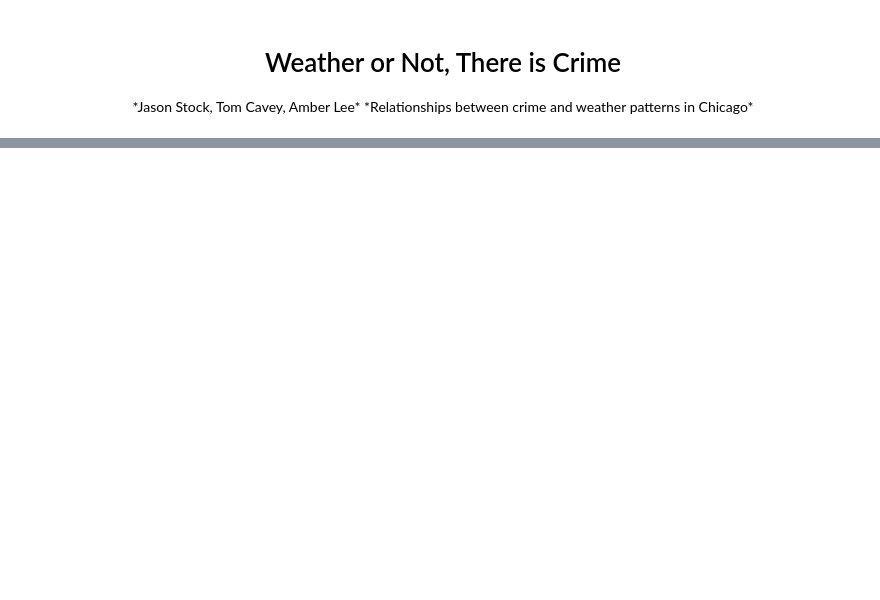
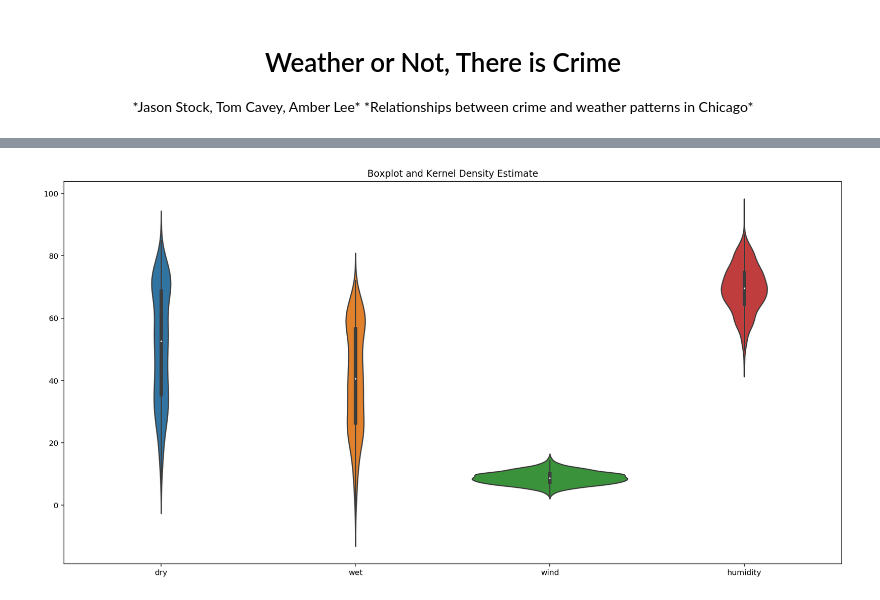
Before and after one commit to stockeh/big-data-weather-crime, a Jupyter notebook: notebooks/final-presentation.ipynb, the cells around one changed output, grey strips where cells are left out. Saved outputs shown, nothing was run; the diff lists cells and outputs as text; code cells hidden in the pictures; blank space fills up the shorter version.

```diff
--- a/notebooks/final-presentation.ipynb
+++ b/notebooks/final-presentation.ipynb
@@ -263,0 +64,4 @@ data_tail()
+# %%
+soln.feature_violin(1, range(1,5), 20, 2, 1)
+# %% [output]
+[figure, added]
```
Also changed, not shown: parts of 42 cells of this notebook, 2 other files.
